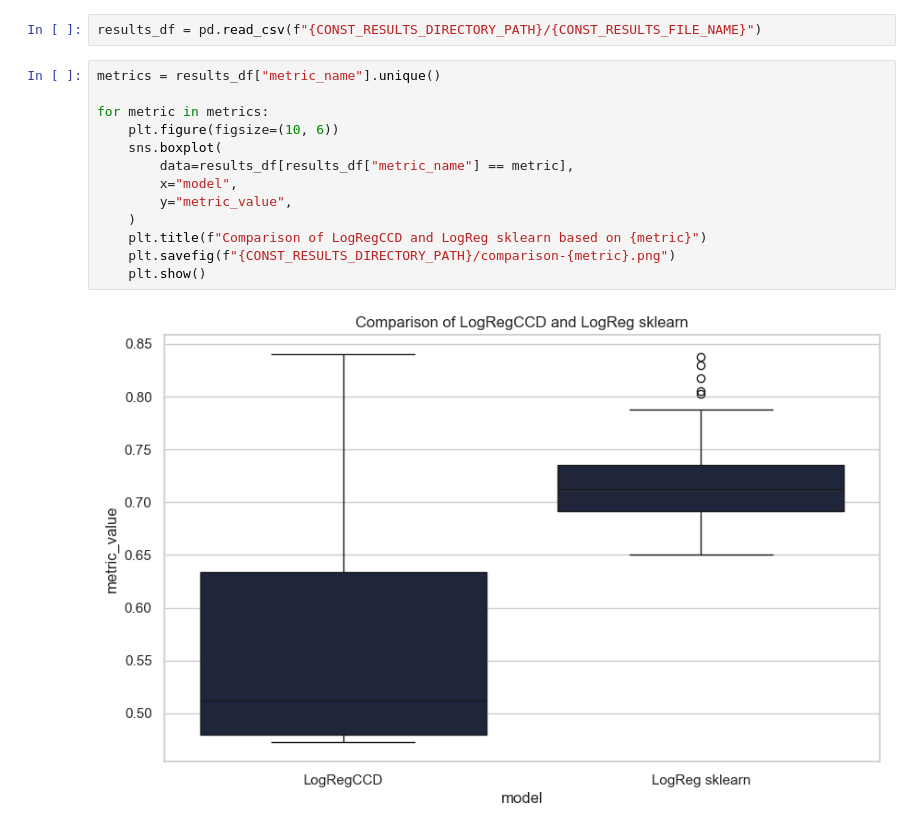
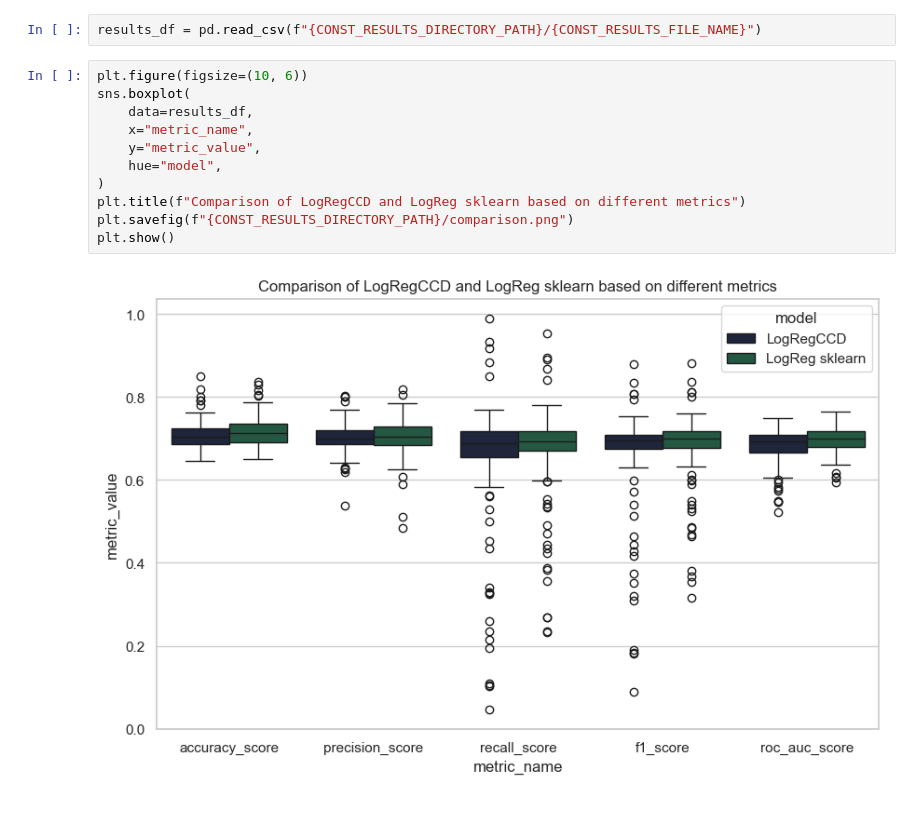
Before and after one commit to PrusWielki/ccg-logistic-regression, a Jupyter notebook: solution.ipynb, the cells around one changed output. Saved outputs shown, nothing was run; the diff lists cells and outputs as text.

Commit message:
update results

```diff
--- a/solution.ipynb
+++ b/solution.ipynb
@@ -638,20 +648,18 @@ gc.collect()
 # %%
 results_df = pd.read_csv(f"{CONST_RESULTS_DIRECTORY_PATH}/{CONST_RESULTS_FILE_NAME}")
 # %%
-metrics = results_df["metric_name"].unique()
-
-for metric in metrics:
-    plt.figure(figsize=(10, 6))
-    sns.boxplot(
-        data=results_df[results_df["metric_name"] == metric],
-        x="model",
-        y="metric_value",
-    )
-    plt.title(f"Comparison of LogRegCCD and LogReg sklearn based on {metric}")
-    plt.savefig(f"{CONST_RESULTS_DIRECTORY_PATH}/comparison-{metric}.png")
-    plt.show()
+plt.figure(figsize=(10, 6))
+sns.boxplot(
+    data=results_df,
+    x="metric_name",
+    y="metric_value",
+    hue="model",
+)
+plt.title(f"Comparison of LogRegCCD and LogReg sklearn based on different metrics")
+plt.savefig(f"{CONST_RESULTS_DIRECTORY_PATH}/comparison.png")
+plt.show()
 # %% [output]
-[figure, old version]
+[figure, new version]
 # %%
 results_df.head()
 # %% [output]
```
Also changed, not shown: parts of 9 cells of this notebook, 8 other files.
